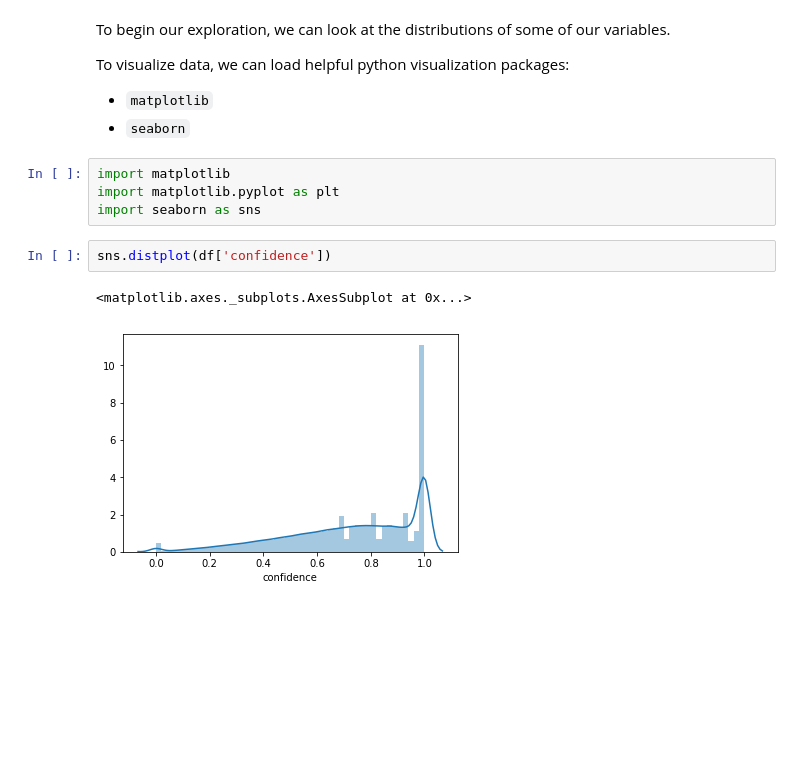
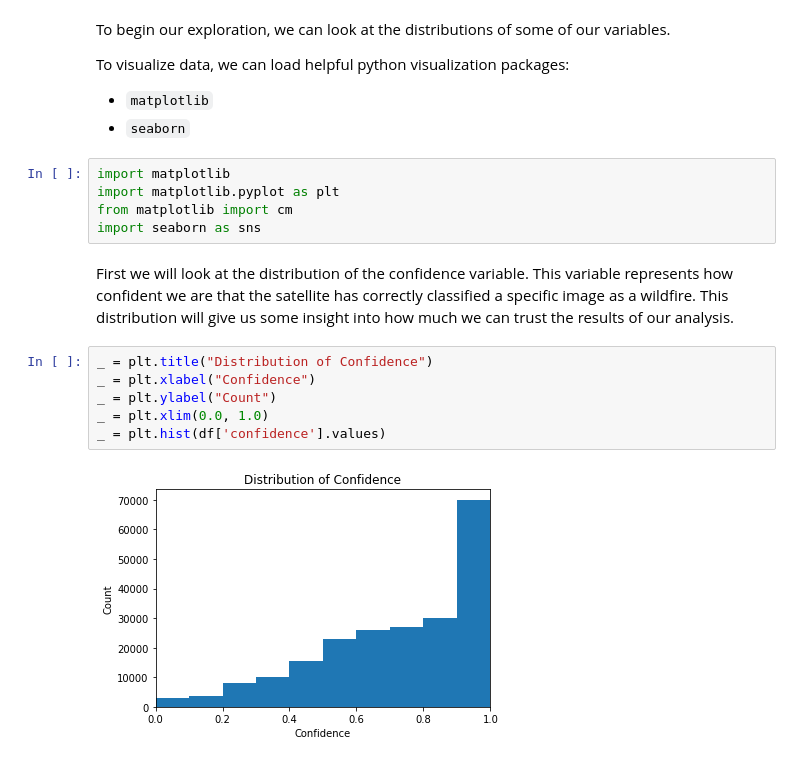
Before and after one commit to keller-mark/cmsc320-final-project, a Jupyter notebook: notebook.ipynb, the cells around one changed output. Saved outputs shown, nothing was run; the diff lists cells and outputs as text; blank space fills up the shorter version.

```diff
--- a/notebook.ipynb
+++ b/notebook.ipynb
@@ -91,9 +93,15 @@ To visualize data, we can load helpful python visualization packages:
 # %%
 import matplotlib
 import matplotlib.pyplot as plt
+from matplotlib import cm
 import seaborn as sns
-# %%
-sns.distplot(df['confidence'])
-# %% [output]
-<matplotlib.axes._subplots.AxesSubplot at 0x...>
-[figure, removed]
+# %% [markdown]
+First we will look at the distribution of the confidence variable. This variable represents how confident we are that the satellite has correctly classified a specific image as a wildfire. This distribution will give us some insight into how much we can trust the results of our analysis.
+# %%
+_ = plt.title("Distribution of Confidence")
+_ = plt.xlabel("Confidence")
+_ = plt.ylabel("Count")
+_ = plt.xlim(0.0, 1.0)
+_ = plt.hist(df['confidence'].values)
+# %% [output]
+[figure, added]
```
Also changed, not shown: parts of 22 cells of this notebook, 1 other file.
